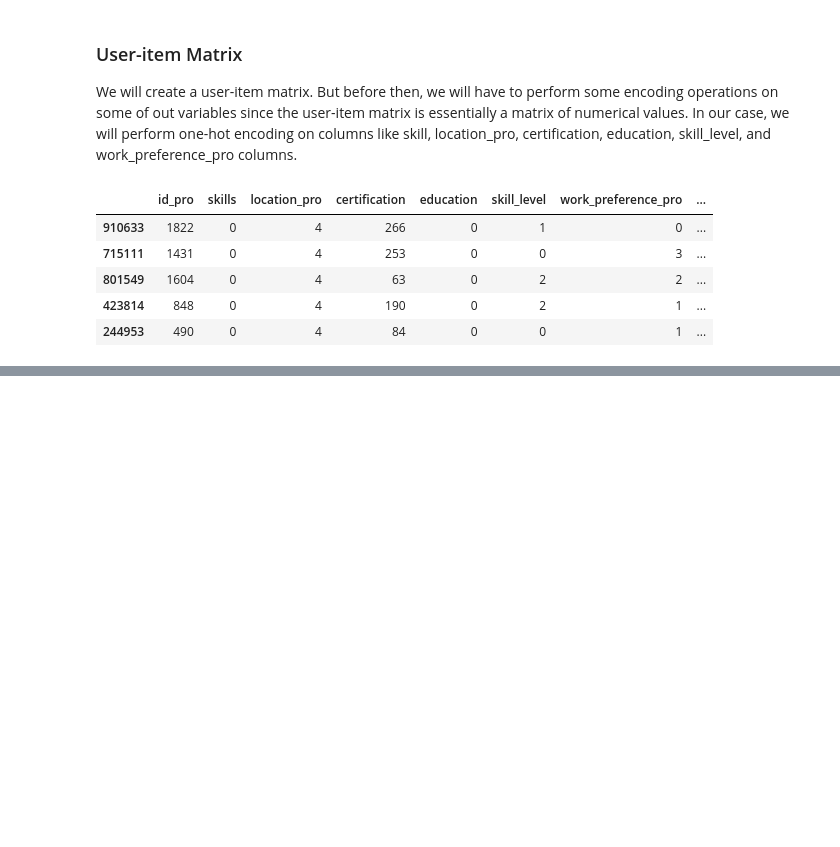
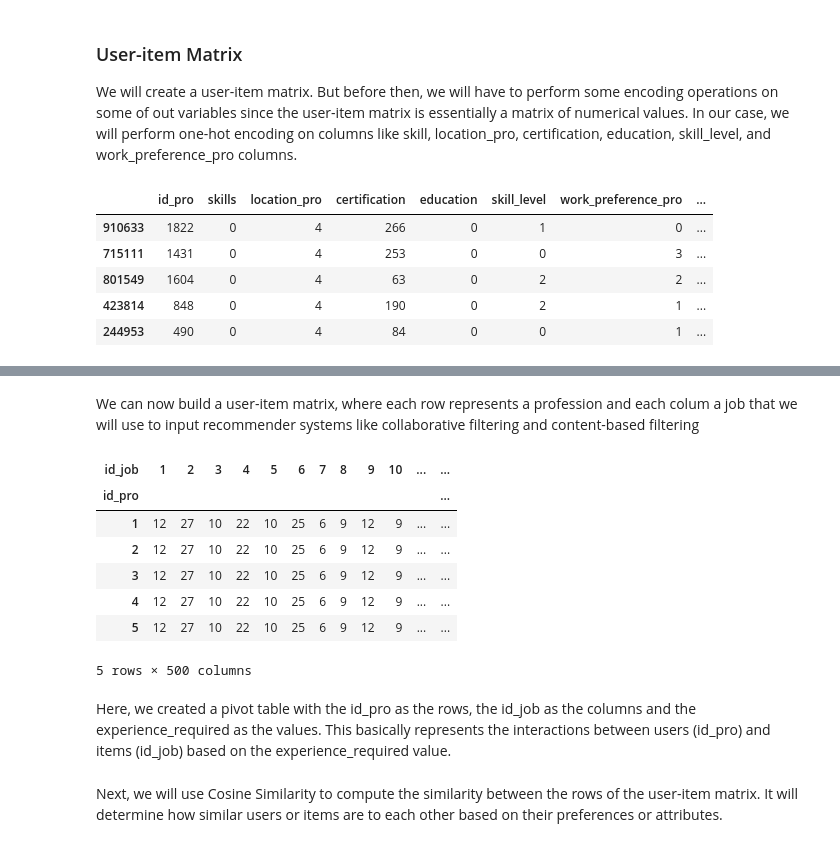
Before and after one commit to arnold1108/data-science, a Jupyter notebook: recommender_systems_cosine_similarity/healthcare.ipynb, the cells around one changed output, grey strips where cells are left out. Saved outputs shown, nothing was run; the diff lists cells and outputs as text; code cells hidden in the pictures; blank space fills up the shorter version.

Commit message:
Creting a user-item matrix

```diff
--- a/recommender_systems_cosine_similarity/healthcare.ipynb
+++ b/recommender_systems_cosine_similarity/healthcare.ipynb
@@ -253,0 +273,19 @@ i
+# %% [markdown]
+We can now build a user-item matrix, where each row represents a profession and each colum a job that we will use to input recommender systems like collaborative filtering and content-based filtering
+# %%
+# Creating a user-item matrix
+user_item_matrix = merged_df.pivot_table(index='id_pro', columns='id_job', values='experience_required', fill_value=0)
+user_item_matrix.head(5)
+# %% [output]
+| id_job | 1 | 2 | 3 | 4 | 5 | 6 | 7 | 8 | 9 | 10 | ... | ... |
+| id_pro |  |  |  |  |  |  |  |  |  |  |  | ... |
+| 1 | 12 | 27 | 10 | 22 | 10 | 25 | 6 | 9 | 12 | 9 | ... | ... |
+| 2 | 12 | 27 | 10 | 22 | 10 | 25 | 6 | 9 | 12 | 9 | ... | ... |
+| 3 | 12 | 27 | 10 | 22 | 10 | 25 | 6 | 9 | 12 | 9 | ... | ... |
+| 4 | 12 | 27 | 10 | 22 | 10 | 25 | 6 | 9 | 12 | 9 | ... | ... |
+| 5 | 12 | 27 | 10 | 22 | 10 | 25 | 6 | 9 | 12 | 9 | ... | ... |
+5 rows × 500 columns
+# %% [markdown]
+Here, we created a pivot table with the id_pro as the rows, the id_job as the columns and the experience_required as the values. This basically represents the interactions between users (id_pro) and items (id_job) based on the experience_required value.
+# %% [markdown]
+Next, we will use Cosine Similarity to compute the similarity between the rows of the user-item matrix. It will determine how similar users or items are to each other based on their preferences or attributes.
```
Also changed, not shown: parts of 3 cells of this notebook.
